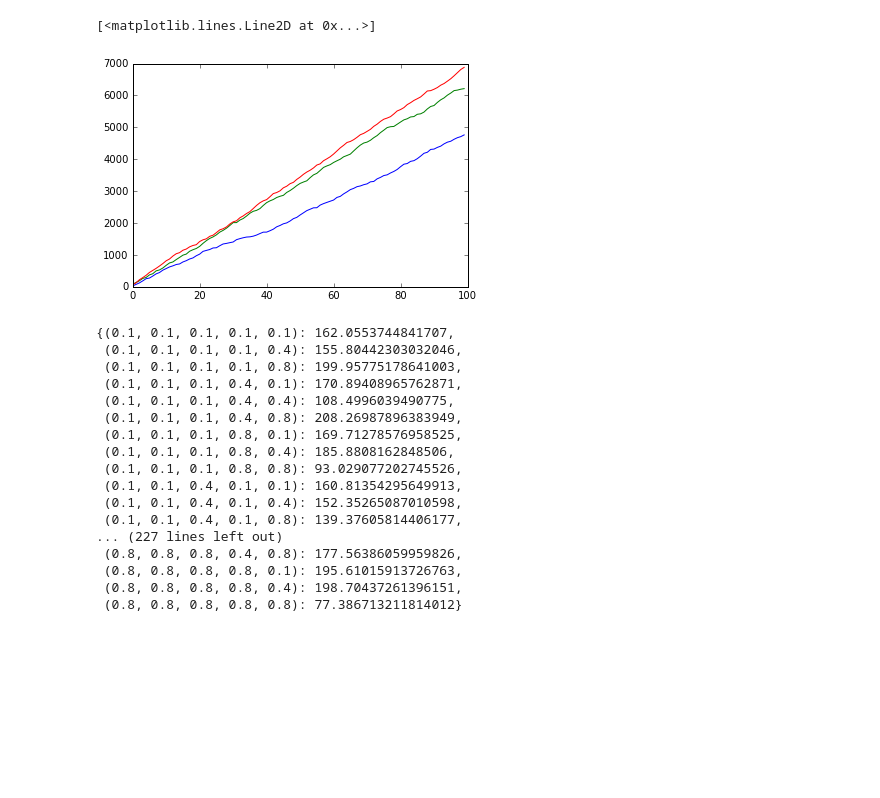
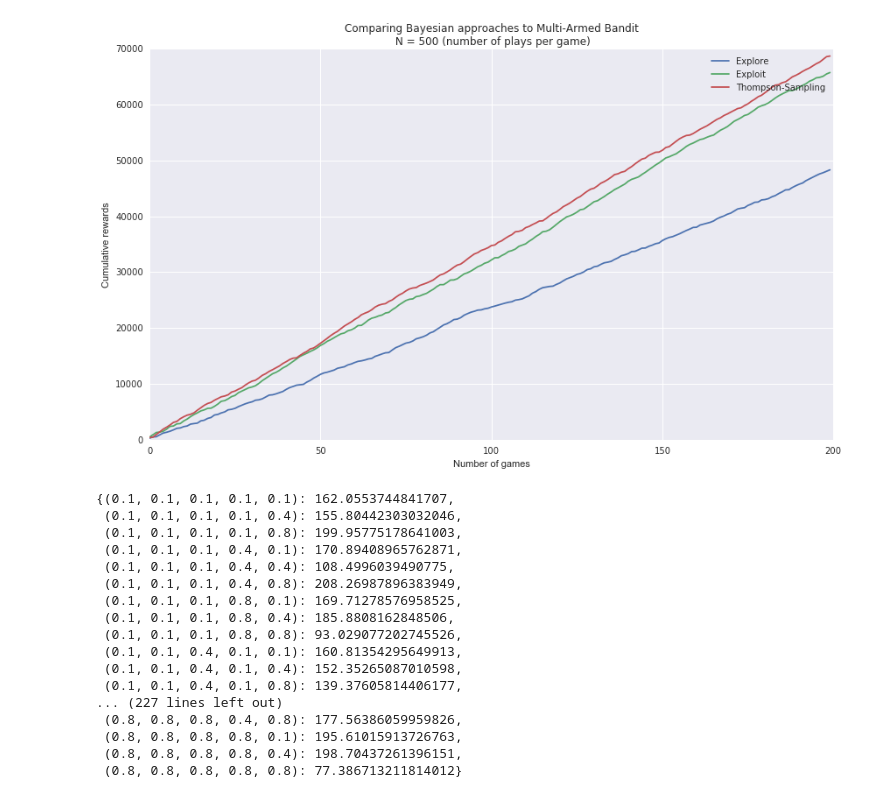
Before and after one commit to timoryxl/Multi-armed-bandit, a Jupyter notebook: bandit.ipynb, the cells around one changed output. Saved outputs shown, nothing was run; the diff lists cells and outputs as text; code cells hidden in the pictures; blank space fills up the shorter version.

Commit message:
minor bandit changes

```diff
--- a/bandit.ipynb
+++ b/bandit.ipynb
@@ -132,18 +58,25 @@ def rewards(method):
 # %%
-explore = []
-exploit = []
-thompson = []
-for i in range(100):
-    explore.append(rewards('exploration'))
-    exploit.append(rewards('exploitation'))
-    thompson.append(rewards('thompson'))
+num_games = 200
+N = 500
+explore = np.zeros(num_games)
+exploit = np.zeros(num_games)
+thompson = np.zeros(num_games)
+for i in range(num_games):
+    explore[i] = rewards('exploration', N)
+    exploit[i] = rewards('exploitation', N)
+    thompson[i] = rewards('thompson', N)
-# %%
-plt.plot(np.cumsum(explore))
-plt.plot(np.cumsum(exploit))
-plt.plot(np.cumsum(thompson))
-# %% [output]
-[<matplotlib.lines.Line2D at 0x...>]
-[figure, removed]
+# %%
+plt.figure(figsize=(14,8))
+plt.title("Comparing Bayesian approaches to Multi-Armed Bandit\n N = {} (number of plays per game)".format(N))
+plt.ylabel("Cumulative rewards")
+plt.xlabel("Number of games")
+plt.plot(np.cumsum(explore))
+plt.plot(np.cumsum(exploit))
+plt.plot(np.cumsum(thompson))
+plt.legend(['Explore','Exploit','Thompson-Sampling'])
+plt.show()
+# %% [output]
+[figure, added]
 # %%
 rewards(running_total)
 # %%
```
Also changed, not shown: parts of 6 cells of this notebook.
